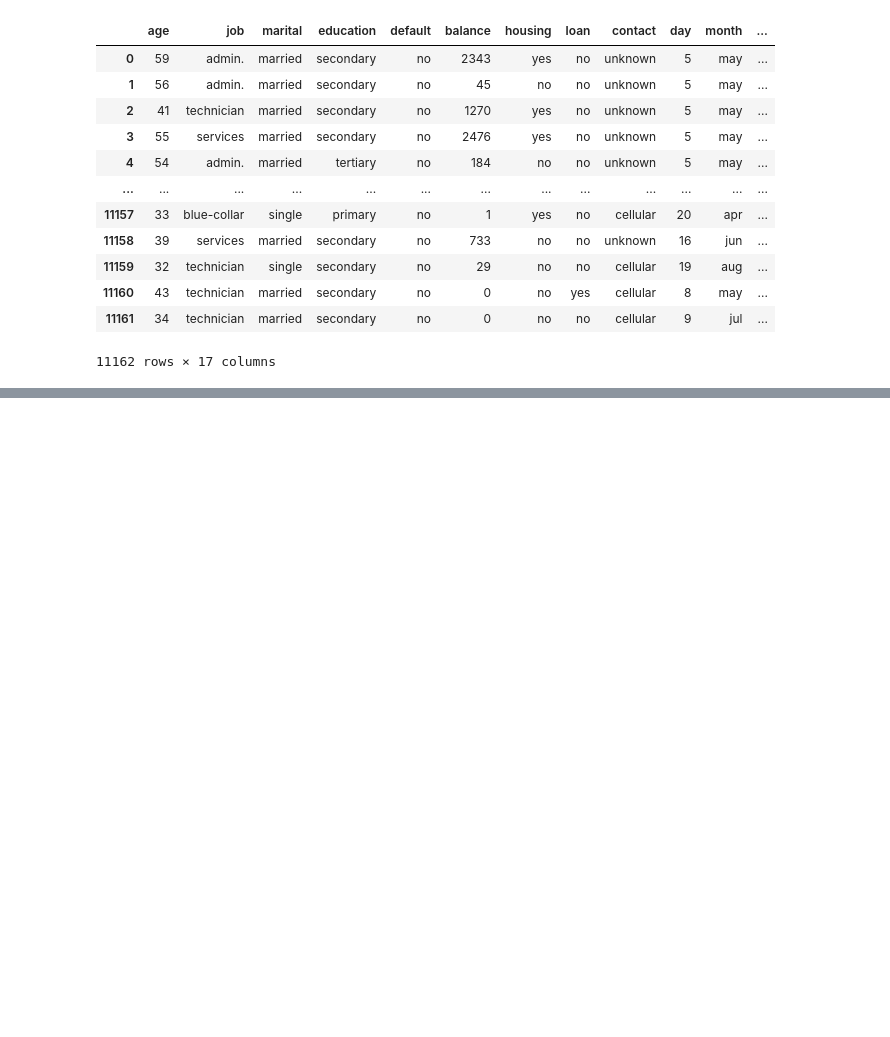
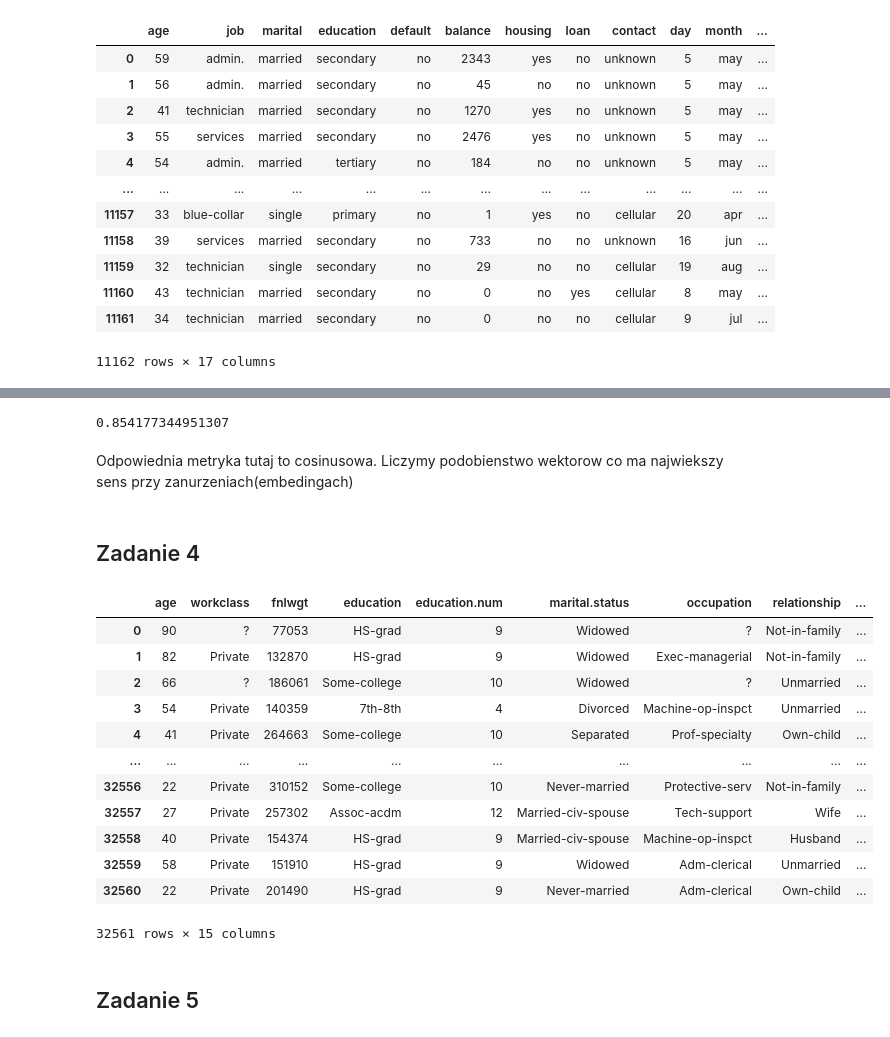
Before and after one commit to rektyyy/Artificial-Intelligence, a Jupyter notebook: ML/exercises/4/Assignment_4.ipynb, the cells around one changed output, grey strips where cells are left out. Drawn from its saved outputs; the diff is of its cells as text; code cells hidden in the pictures; blank space fills up the shorter version.

Commit message:
ml lista 4 zadanie 2, 3 ,5

```diff
--- a/ML/exercises/4/Assignment_4.ipynb
+++ b/ML/exercises/4/Assignment_4.ipynb
@@ -99,0 +262,29 @@ data['job']
+# %%
+model = KNeighborsClassifier(n_neighbors=5, metric='cosine')
+model.fit(X_train, y_train)
+pred = model.predict(X_test)
+accuracy_score(y_test, pred)
+# %% [output]
+0.854177344951307
+# %% [markdown]
+Odpowiednia metryka tutaj to cosinusowa. Liczymy podobienstwo wektorow co ma najwiekszy sens przy zanurzeniach(embedingach)
+# %% [markdown]
+## Zadanie 4
+# %%
+df = pd.read_csv('adult.csv')
+# %%
+df
+# %% [output]
+|  | age | workclass | fnlwgt | education | education.num | marital.status | occupation | relationship | ... |
+| 0 | 90 | ? | 77053 | HS-grad | 9 | Widowed | ? | Not-in-family | ... |
+| 1 | 82 | Private | 132870 | HS-grad | 9 | Widowed | Exec-managerial | Not-in-family | ... |
+| 2 | 66 | ? | 186061 | Some-college | 10 | Widowed | ? | Unmarried | ... |
+| 3 | 54 | Private | 140359 | 7th-8th | 4 | Divorced | Machine-op-inspct | Unmarried | ... |
+| 4 | 41 | Private | 264663 | Some-college | 10 | Separated | Prof-specialty | Own-child | ... |
+| ... | ... | ... | ... | ... | ... | ... | ... | ... | ... |
+| 32556 | 22 | Private | 310152 | Some-college | 10 | Never-married | Protective-serv | Not-in-family | ... |
+| 32557 | 27 | Private | 257302 | Assoc-acdm | 12 | Married-civ-spouse | Tech-support | Wife | ... |
+| 32558 | 40 | Private | 154374 | HS-grad | 9 | Married-civ-spouse | Machine-op-inspct | Husband | ... |
+| 32559 | 58 | Private | 151910 | HS-grad | 9 | Widowed | Adm-clerical | Unmarried | ... |
+| 32560 | 22 | Private | 201490 | HS-grad | 9 | Never-married | Adm-clerical | Own-child | ... |
+32561 rows × 15 columns
@@ -99,0 +293,2 @@ data['job']
+# %% [markdown]
+## Zadanie 5
```
Also changed, not shown: parts of 44 cells of this notebook.
